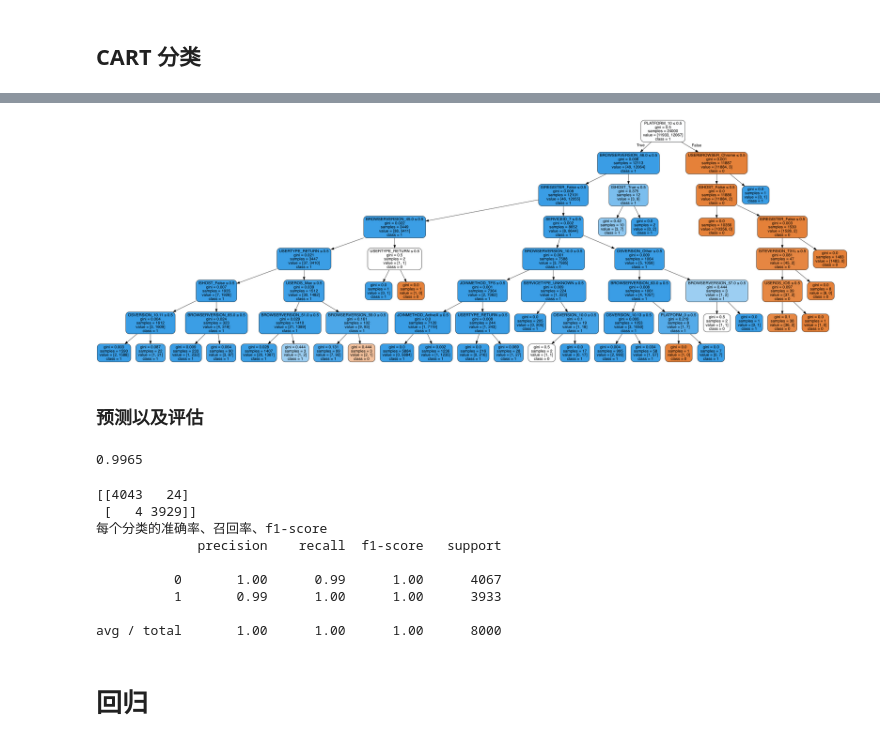
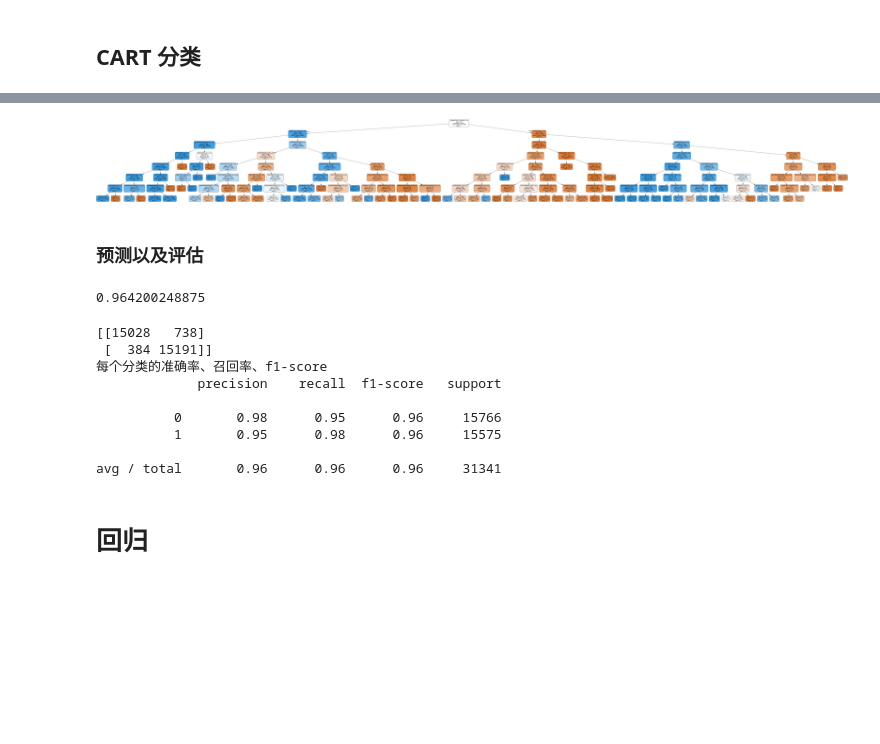
Before and after one commit to caserwin/daily-learning-python, a Jupyter notebook: jupyter_file/Untitled.ipynb, the cells around one changed output, grey strips where cells are left out. Cells and saved outputs as stored; diff of their text form; code cells hidden in the pictures; blank space fills up the shorter version.

```diff
--- a/jupyter_file/Untitled.ipynb
+++ b/jupyter_file/Untitled.ipynb
@@ -3,16 +3,18 @@
 # %%
 import pandas as pd
 column_names =['CONFID','UID_','GID','ISREGISTER','USERTYPE','USEROS','OSVERSION','USERBROWSER','BROWSERVERSION','JOINMETHOD','SERVICETYPE','SERVICEID','SITEID','SITEVERSION','COUNTRY','PLATFORM','SYSTEM','ISHOST','STARTJOINTIME','JOINEDTIME','USERJMT','LABEL']
+# column_names =['ISREGISTER','USERTYPE','USEROS','OSVERSION','USERBROWSER','BROWSERVERSION','JOINMETHOD','SERVICETYPE','SERVICEID','SITEVERSION','PLATFORM','SYSTEM','ISHOST','LABEL']
 
-df = pd.read_csv('/Users/cisco/data/top-jmt/2018-04-15.csv',sep="\t",names=column_names)
+df = pd.read_csv('/Users/cisco/data/top-jmt/2018-04-18.csv',sep="\t",names=column_names)
 del df['STARTJOINTIME']
 del df['JOINEDTIME']
-
-df[['CONFID', 'UID_', 'GID','SERVICEID','SITEID','PLATFORM','LABEL']] = df[['CONFID', 'UID_', 'GID','SERVICEID','SITEID','PLATFORM','LABEL']].astype(str)
-df.insert(0,'USERID',df['CONFID']+'|'+df['UID_']+"|"+df['GID'])
+del df['USERJMT']
+del df['SITEID']
+del df['COUNTRY']
 del df['CONFID']
 del df['UID_']
 del df['GID']
+df[['SERVICEID','PLATFORM','LABEL']] = df[['SERVICEID','PLATFORM','LABEL']].astype(str)
 
 print(df.columns)
 print(df.describe(include='all'))
@@ -173,60 +176,63 @@ import pydotplus
 dot_data = StringIO()
 tree.export_graphviz(cart, out_file=dot_data,
   feature_names = ['ISREGISTER_False', 'ISREGISTER_True', 'USERTYPE_NEW',
        'USERTYPE_RETURN', 'USERTYPE_UPDATE', 'USEROS_Android',
        'USEROS_Cros', 'USEROS_IOS', 'USEROS_Linux', 'USEROS_Mac',
        'USEROS_Other', 'USEROS_TP', 'USEROS_Windows',
        'USEROS_WindowsPhone', 'OSVERSION_10.0', 'OSVERSION_10.1',
        'OSVERSION_10.10', 'OSVERSION_10.11', 'OSVERSION_10.12',
        'OSVERSION_10.13', 'OSVERSION_10.2', 'OSVERSION_10.3',
        'OSVERSION_10.4', 'OSVERSION_10.5', 'OSVERSION_10.6',
        'OSVERSION_10.7', 'OSVERSION_10.8', 'OSVERSION_10.9',
        'OSVERSION_4.0', 'OSVERSION_7.0', 'OSVERSION_8.0', 'OSVERSION_8.1',
-       'OSVERSION_9.1', 'OSVERSION_9.10', 'OSVERSION_9.11',
-       'OSVERSION_9.13', 'OSVERSION_9.14', 'OSVERSION_9.15',
-       'OSVERSION_9.6', 'OSVERSION_9.8', 'OSVERSION_9.9',
+       'OSVERSION_9.10', 'OSVERSION_9.13', 'OSVERSION_9.14',
+       'OSVERSION_9.15', 'OSVERSION_9.6', 'OSVERSION_9.8', 'OSVERSION_9.9',
        'OSVERSION_Other', 'OSVERSION_Vista', 'OSVERSION_XP',
        'USERBROWSER_Chrome', 'USERBROWSER_Edge', 'USERBROWSER_Firefox',
        'USERBROWSER_IE', 'USERBROWSER_Jabber', 'USERBROWSER_Other',
        'USERBROWSER_PT', 'USERBROWSER_Safari', 'BROWSERVERSION_10.0',
        'BROWSERVERSION_10.1', 'BROWSERVERSION_11.0', 'BROWSERVERSION_11.1',
-       'BROWSERVERSION_12.0', 'BROWSERVERSION_13.0', 'BROWSERVERSION_19.0',
-       'BROWSERVERSION_2.0', 'BROWSERVERSION_23.0', 'BROWSERVERSION_24.0',
-       'BROWSERVERSION_27.0', 'BROWSERVERSION_29.0', 'BROWSERVERSION_30.0',
-       'BROWSERVERSION_31.0', 'BROWSERVERSION_33.0', 'BROWSERVERSION_34.0',
-       'BROWSERVERSION_36.0', 'BROWSERVERSION_36.04',
-       'BROWSERVERSION_38.0', 'BROWSERVERSION_39.0', 'BROWSERVERSION_40.0',
-       'BROWSERVERSION_41.0', 'BROWSERVERSION_42.0', 'BROWSERVERSION_43.0',
-       'BROWSERVERSION_44.0', 'BROWSERVERSION_45.0', 'BROWSERVERSION_46.0',
-       'BROWSERVERSION_47.0', 'BROWSERVERSION_48.0', 'BROWSERVERSION_49.0',
-       'BROWSERVERSION_50.0', 'BROWSERVERSION_51.0', 'BROWSERVERSION_52.0',
-       'BROWSERVERSION_53.0', 'BROWSERVERSION_54.0', 'BROWSERVERSION_55.0',
-       'BROWSERVERSION_56.0', 'BROWSERVERSION_57.0',
-       'BROWSERVERSION_57.14', 'BROWSERVERSION_58.0',
-       'BROWSERVERSION_59.0', 'BROWSERVERSION_6.0', 'BROWSERVERSION_6.2',
+       'BROWSERVERSION_12.0', 'BROWSERVERSION_15.0', 'BROWSERVERSION_17.0',
+       'BROWSERVERSION_18.0', 'BROWSERVERSION_19.0', 'BROWSERVERSION_20.0',
+       'BROWSERVERSION_22.0', 'BROWSERVERSION_23.0', 'BROWSERVERSION_24.0',
+       'BROWSERVERSION_25.0', 'BROWSERVERSION_26.0', 'BROWSERVERSION_27.0',
+       'BROWSERVERSION_29.0', 'BROWSERVERSION_3.6', 'BROWSERVERSION_30.0',
+       'BROWSERVERSION_31.0', 'BROWSERVERSION_32.0', 'BROWSERVERSION_33.0',
+       'BROWSERVERSION_34.0', 'BROWSERVERSION_35.0', 'BROWSERVERSION_36.0',
+       'BROWSERVERSION_37.0', 'BROWSERVERSION_38.0', 'BROWSERVERSION_39.0',
+       'BROWSERVERSION_40.0', 'BROWSERVERSION_41.0', 'BROWSERVERSION_42.0',
+       'BROWSERVERSION_43.0', 'BROWSERVERSION_44.0', 'BROWSERVERSION_45.0',
+       'BROWSERVERSION_46.0', 'BROWSERVERSION_47.0', 'BROWSERVERSION_48.0',
+       'BROWSERVERSION_49.0', 'BROWSERVERSION_50.0', 'BROWSERVERSION_51.0',
+       'BROWSERVERSION_52.0', 'BROWSERVERSION_52.9', 'BROWSERVERSION_53.0',
+       'BROWSERVERSION_54.0', 'BROWSERVERSION_55.0', 'BROWSERVERSION_56.0',
+       'BROWSERVERSION_57.0', 'BROWSERVERSION_58.0', 'BROWSERVERSION_58.1',
+       'BROWSERVERSION_58.2', 'BROWSERVERSION_58.3', 'BROWSERVERSION_59.0',
+       'BROWSERVERSION_6.0', 'BROWSERVERSION_6.08.0', 'BROWSERVERSION_6.1',
        'BROWSERVERSION_60.0', 'BROWSERVERSION_61.0', 'BROWSERVERSION_62.0',
-       'BROWSERVERSION_63.0', 'BROWSERVERSION_64.0', 'BROWSERVERSION_65.0',
-       'BROWSERVERSION_66.0', 'BROWSERVERSION_67.0', 'BROWSERVERSION_68.0',
-       'BROWSERVERSION_7.0', 'BROWSERVERSION_8.0', 'BROWSERVERSION_9.0',
-       'BROWSERVERSION_9.1', 'BROWSERVERSION_Other', 'JOINMETHOD_ActiveX',
-       'JOINMETHOD_CWSAPI', 'JOINMETHOD_Extension', 'JOINMETHOD_JNLP',
+       'BROWSERVERSION_62.4', 'BROWSERVERSION_63.0', 'BROWSERVERSION_64.0',
+       'BROWSERVERSION_65.0', 'BROWSERVERSION_66.0', 'BROWSERVERSION_67.0',
+       'BROWSERVERSION_68.0', 'BROWSERVERSION_7.0', 'BROWSERVERSION_7.1',
+       'BROWSERVERSION_8.0', 'BROWSERVERSION_9.0', 'BROWSERVERSION_9.1',
+       'BROWSERVERSION_Other', 'JOINMETHOD_ActiveX', 'JOINMETHOD_CWSAPI',
+       'JOINMETHOD_Extension', 'JOINMETHOD_JNLP',
        'JOINMETHOD_JavaDownload', 'JOINMETHOD_Other', 'JOINMETHOD_Plugin',
        'JOINMETHOD_TFS', 'JOINMETHOD_ThinClient', 'JOINMETHOD_URLProtocol',
        'SERVICETYPE_EC', 'SERVICETYPE_MC', 'SERVICETYPE_SC',
        'SERVICETYPE_TC', 'SERVICETYPE_UNKNOWN', 'SERVICEID_0',
        'SERVICEID_1', 'SERVICEID_15', 'SERVICEID_4', 'SERVICEID_6',
        'SERVICEID_7', 'SERVICEID_9', 'SITEVERSION_T31L',
-       'SITEVERSION_T32L', 'PLATFORM_0', 'PLATFORM_1', 'PLATFORM_10',
-       'PLATFORM_12', 'PLATFORM_13', 'PLATFORM_15', 'PLATFORM_4',
-       'PLATFORM_7', 'SYSTEM_Spark', 'SYSTEM_Webex', 'ISHOST_False',
-       'ISHOST_True'],
+       'SITEVERSION_T32L', 'SITEVERSION_T33L', 'PLATFORM_0', 'PLATFORM_1',
+       'PLATFORM_10', 'PLATFORM_12', 'PLATFORM_13', 'PLATFORM_15',
+       'PLATFORM_3', 'PLATFORM_4', 'PLATFORM_5', 'PLATFORM_7',
+       'SYSTEM_Spark', 'SYSTEM_Webex', 'ISHOST_False', 'ISHOST_True'],
                     class_names=['0','1'],
                     filled=True, rounded=True,
                     special_characters=True)
 graph = pydotplus.graph_from_dot_data(dot_data.getvalue())
 Image(graph.create_png())
 # %% [output]
-[figure, old version]
+[figure, new version]
 # %% [markdown]
 ### 预测以及评估
 # %%
@@ -238,22 +244,22 @@ from sklearn.metrics import classification_report
 cart_predict_test = cart.predict(cls_feature_test)
 print(accuracy_score(category_test, cart_predict_test))
 # %% [output]
-0.9965
+0.964200248875
 # %%
 confusion = confusion_matrix(category_test, cart_predict_test)
 print(confusion)
 print('每个分类的准确率、召回率、f1-score')
 print(classification_report(category_test, cart_predict_test, target_names=['0', '1']))
 # %% [output]
-[[4043   24]
- [   4 3929]]
+[[15028   738]
+ [  384 15191]]
 每个分类的准确率、召回率、f1-score
              precision    recall  f1-score   support
 
-          0       1.00      0.99      1.00      4067
-          1       0.99      1.00      1.00      3933
+          0       0.98      0.95      0.96     15766
+          1       0.95      0.98      0.96     15575
 
-avg / total       1.00      1.00      1.00      8000
+avg / total       0.96      0.96      0.96     31341
 # %% [markdown]
 # 回归
 # %%
```
Also changed, not shown: parts of 10 cells of this notebook, 23 other files.
